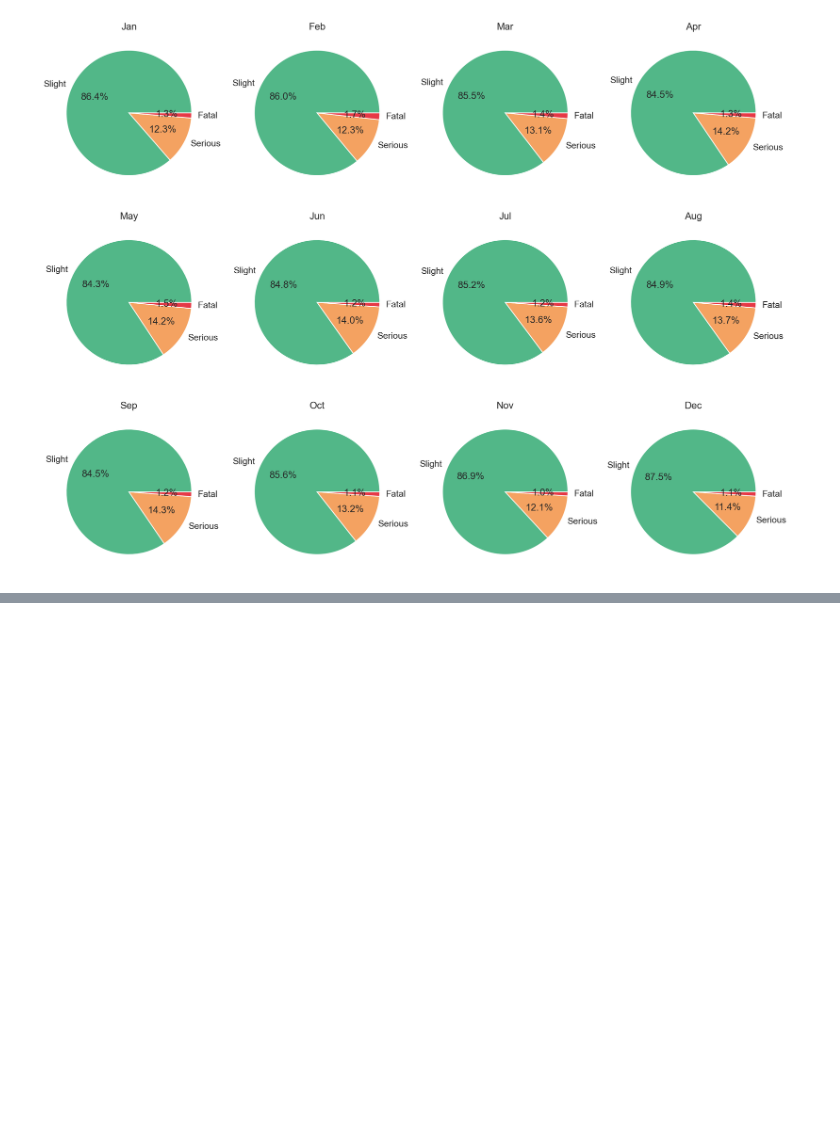
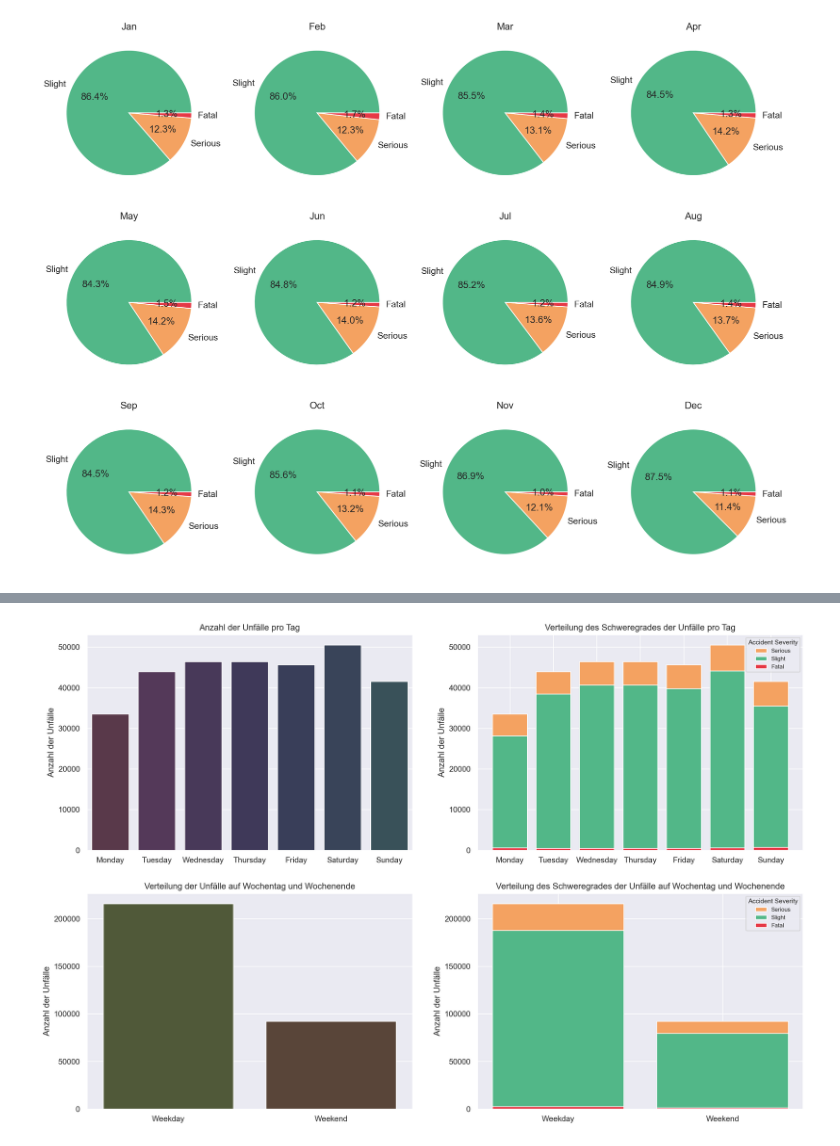
Before and after one commit to DamianM0N/Road-Accident-Dataset-deskriptive-Analyse, a Jupyter notebook: Projekt.ipynb, the cells around one changed output, grey strips where cells are left out. Cells and saved outputs as stored; diff of their text form; code cells hidden in the pictures; blank space fills up the shorter version.

```diff
--- a/Projekt.ipynb
+++ b/Projekt.ipynb
@@ -494,0 +546,36 @@ Als Weiterführung der obigen Graphen folgt die Darstellung der Anteile in Bezug
+# %%
+reihenfolge_tage = ["Monday", "Tuesday", "Wednesday", "Thursday", "Friday", "Saturday", "Sunday"]
+
+farbpalette_wochentage = {"Monday": "#5E344A", "Tuesday": "#58345E", "Wednesday": "#48345E", "Thursday": "#3C345E", "Friday": "#343A5E", "Saturday": "#34425E", "Sunday": "#34535E"}
+
+fig, axes = plt.subplots(2, 2, figsize = (18, 12), dpi = 200)
+
+#Einstellungen für den ersten Plot
+ax00 = sns.countplot(ax = axes[0, 0], data = df, x = "Day_of_Week", hue = "Day_of_Week", order = reihenfolge_tage, palette = farbpalette_wochentage)
+ax00.set_xlabel("")
+ax00.set_ylabel("Anzahl der Unfälle")
+ax00.set_title("Anzahl der Unfälle pro Tag")
+
+#Einstellungen für den zweiten Plot
+ax01 = sns.histplot(ax = axes[0, 1], data = df, x = pd.Categorical(df["Day_of_Week"], categories = reihenfolge_tage, ordered = True), hue = "Accident_Severity", multiple = "stack", shrink = 0.8, palette = farbpalette_schweregrad, alpha = 1)
+ax01.set_title("Verteilung des Schweregrades der Unfälle pro Tag")
+ax01.set_xlabel("")
+ax01.set_ylabel("Anzahl der Unfälle")
+sns.move_legend(ax01, "best", title = "Accident Severity", fontsize = 8, title_fontsize = 9)
+
+#Einstellungen für den dritten Plot
+ax10 = sns.countplot(ax = axes[1, 0], data = df, x = "Week_Part", hue = "Week_Part", palette = {"Weekday": "#525E34", "Weekend": "#5E4434"})
+ax10.set_xlabel("")
+ax10.set_ylabel("Anzahl der Unfälle")
+ax10.set_title("Verteilung der Unfälle auf Wochentag und Wochenende")
+
+#Einstellungen für den vierten Plot
+ax11 = sns.histplot(ax = axes[1, 1], data = df, x = "Week_Part", hue = "Accident_Severity", multiple = "stack", shrink = 0.8, palette = farbpalette_schweregrad, alpha = 1)
+ax11.set_title("Verteilung des Schweregrades der Unfälle auf Wochentag und Wochenende")
+ax11.set_xlabel("")
+ax11.set_ylabel("Anzahl der Unfälle"),
+sns.move_legend(ax11, "best", title = "Accident Severity", fontsize = 8, title_fontsize = 9)
+
+plt.show()
+# %% [output]
+[figure, added]
```
Also changed, not shown: parts of 11 cells of this notebook.
